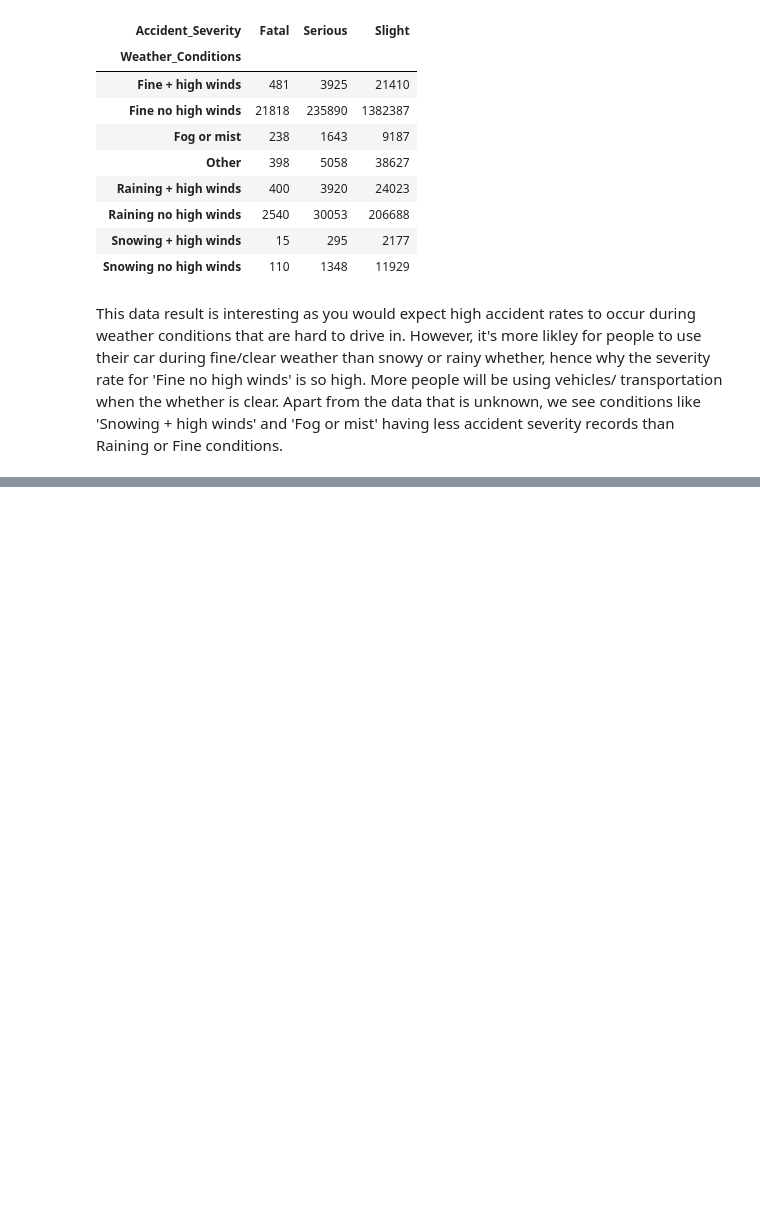
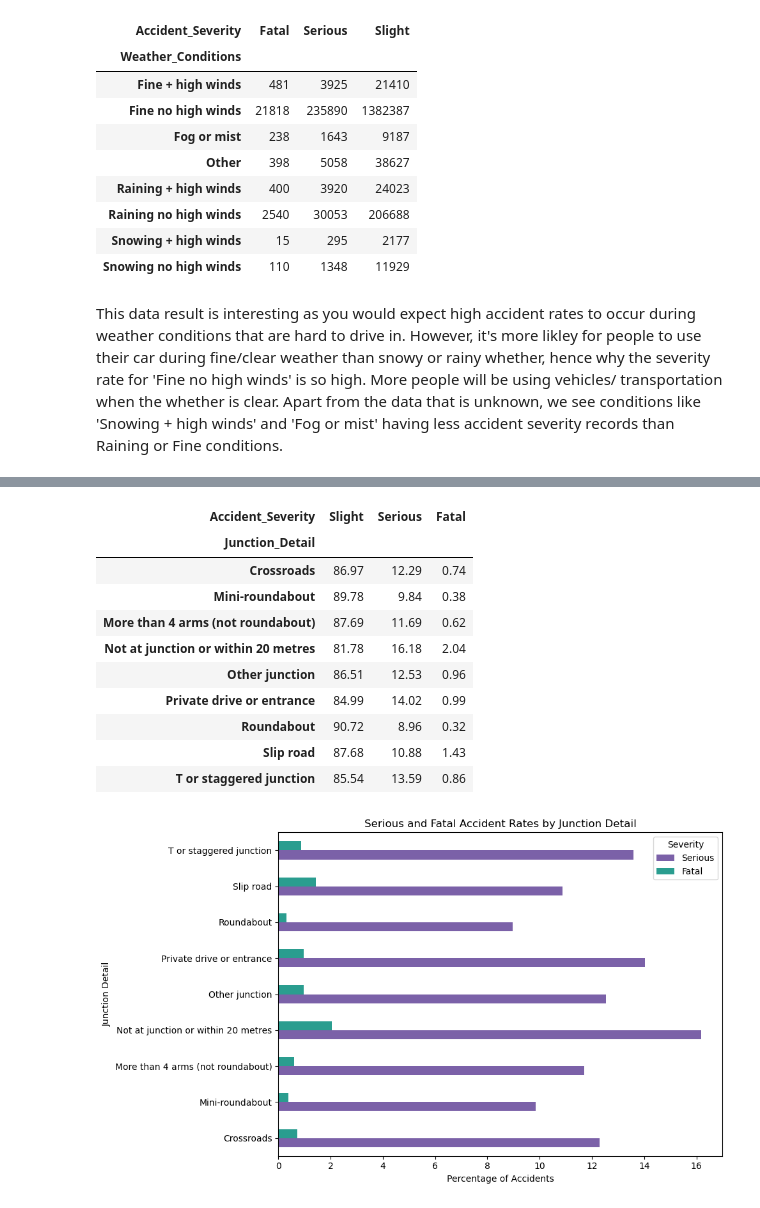
Before and after one commit to AmiJoba22/uk_road_safety_datapipe, a Jupyter notebook: notebooks/main_eda.ipynb, the cells around one changed output, grey strips where cells are left out. Drawn from its saved outputs; the diff is of its cells as text; code cells hidden in the pictures; blank space fills up the shorter version.

```diff
--- a/notebooks/main_eda.ipynb
+++ b/notebooks/main_eda.ipynb
@@ -856,0 +910,38 @@ This data result is interesting as you would expect high accident rates to occur
+# %%
+junction_severity = pd.crosstab(
+    accidents["Junction_Detail"],
+    accidents["Accident_Severity"],
+    normalize="index"
+) * 100
+
+junction_severity = junction_severity[
+    ["Slight", "Serious", "Fatal"]
+]
+
+display(junction_severity.round(2))
+
+junction_severity[["Serious", "Fatal"]].plot(
+    kind="barh",
+    figsize=(10, 6),
+    color=["#7B61A8", "#2A9D8F"]
+)
+
+plt.title("Serious and Fatal Accident Rates by Junction Detail")
+plt.xlabel("Percentage of Accidents")
+plt.ylabel("Junction Detail")
+plt.legend(title="Severity")
+plt.tight_layout()
+plt.show()
+# %% [output]
+| Accident_Severity | Slight | Serious | Fatal |
+| Junction_Detail |  |  |  |
+| Crossroads | 86.97 | 12.29 | 0.74 |
+| Mini-roundabout | 89.78 | 9.84 | 0.38 |
+| More than 4 arms (not roundabout) | 87.69 | 11.69 | 0.62 |
+| Not at junction or within 20 metres | 81.78 | 16.18 | 2.04 |
+| Other junction | 86.51 | 12.53 | 0.96 |
+| Private drive or entrance | 84.99 | 14.02 | 0.99 |
+| Roundabout | 90.72 | 8.96 | 0.32 |
+| Slip road | 87.68 | 10.88 | 1.43 |
+| T or staggered junction | 85.54 | 13.59 | 0.86 |
+[figure, added]
```
Also changed, not shown: parts of 11 cells of this notebook.
